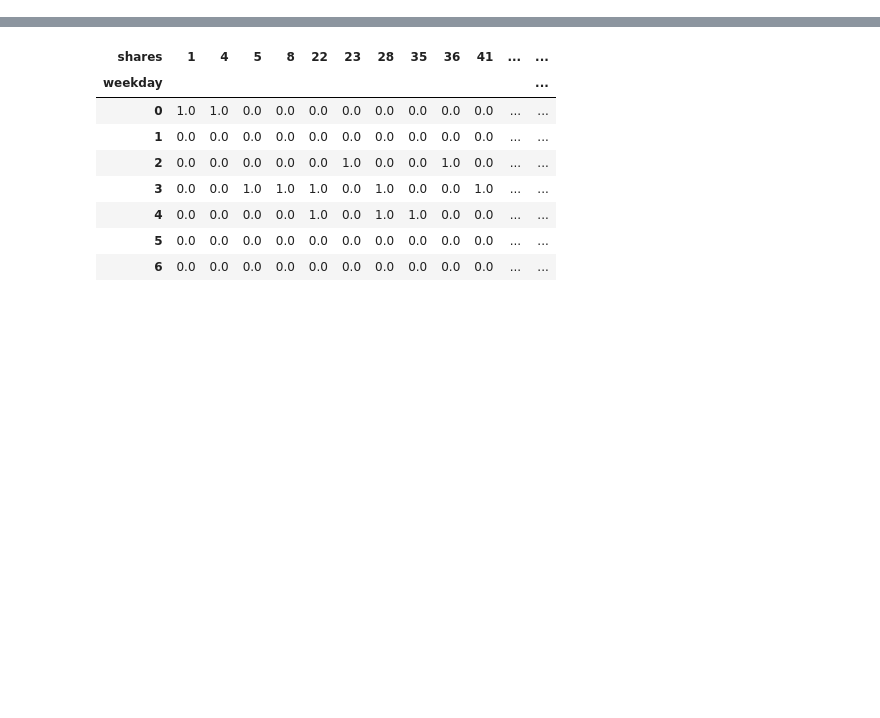
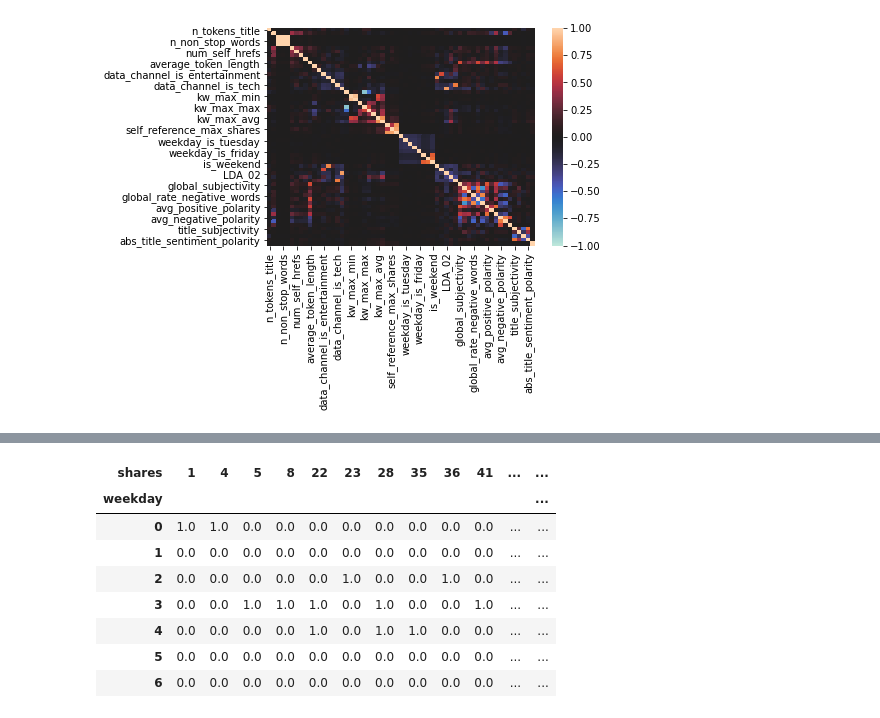
Before and after one commit to K-W-hibiki/PwC_AH, a Jupyter notebook: analytics.ipynb, the cells around one changed output, grey strips where cells are left out. Saved outputs shown, nothing was run; the diff lists cells and outputs as text; code cells hidden in the pictures; blank space fills up the shorter version.

```diff
--- a/analytics.ipynb
+++ b/analytics.ipynb
@@ -68,0 +57,6 @@ Name: timedelta, dtype: float64
+# %%
+sns.heatmap(coef_map_df.corr(), vmax=1, vmin=-1, center=0)
+corr_df = coef_map_df.corr()
+corr_df.to_clipboard()
+# %% [output]
+[figure, added]
```
Also changed, not shown: parts of 17 cells of this notebook, 3 other files.
